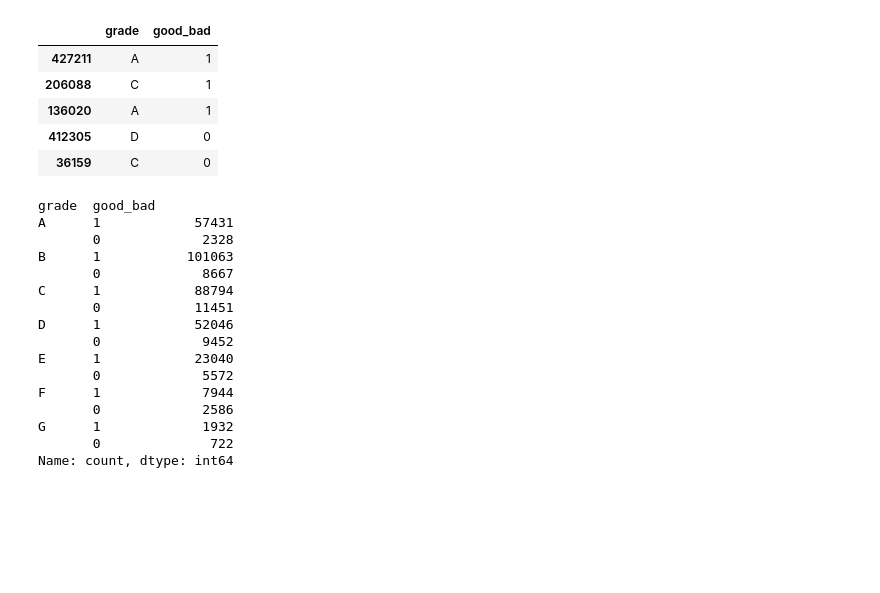
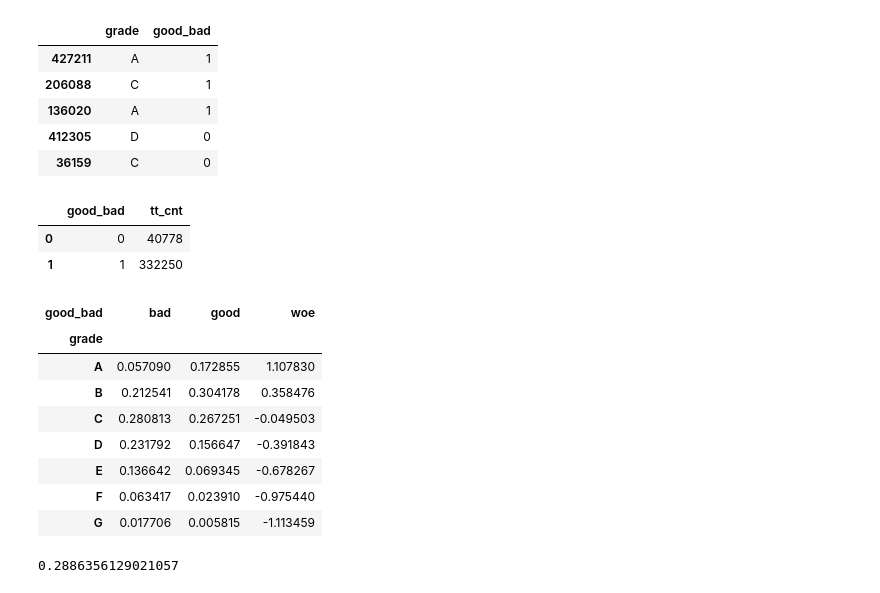
Before and after one commit to pbdanny/PythonProject, a Jupyter notebook: credit_risk_modeling/notebook/CreditRiskModeling_Preparation_4.ipynb, the cells around one changed output. Drawn from its saved outputs; the diff is of its cells as text; code cells hidden in the pictures; blank space fills up the shorter version.

Commit message:
add information value

```diff
--- a/credit_risk_modeling/notebook/CreditRiskModeling_Preparation_4.ipynb
+++ b/credit_risk_modeling/notebook/CreditRiskModeling_Preparation_4.ipynb
@@ -383,22 +383,33 @@ df1.head()
 | 136020 | A | 1 |
 | 412305 | D | 0 |
 | 36159 | C | 0 |
-# %%
-df1.groupby("grade")["good_bad"].value_counts()
-# %% [output]
-grade  good_bad
-A      1            57431
-       0             2328
-B      1           101063
-       0             8667
-C      1            88794
-       0            11451
-D      1            52046
-       0             9452
-E      1            23040
-       0             5572
-F      1             7944
-       0             2586
-G      1             1932
-       0              722
-Name: count, dtype: int64
+# %%
+gr_cnt = df1.groupby(["grade", "good_bad"], as_index=False).agg(cnt = ("grade", "count"))
+# %%
+tt_cnt = df1.groupby(["good_bad"], as_index=False).agg(tt_cnt = ("grade", "count"))
+# %%
+tt_cnt
+# %% [output]
+|  | good_bad | tt_cnt |
+| 0 | 0 | 40778 |
+| 1 | 1 | 332250 |
+# %%
+pv = (gr_cnt
+ .merge(tt_cnt,on="good_bad",how="left")
+ .assign(pct = lambda x : x["cnt"]/x["tt_cnt"])
+ .replace({"good_bad": {0: "bad", 1:"good"}})
+ .pivot(index="grade", columns="good_bad", values="pct")
+ .assign(woe = lambda x : np.log(x["good"]/x["bad"]))
+)
+# %%
+pv
+# %% [output]
+| good_bad | bad | good | woe |
+| grade |  |  |  |
+| A | 0.057090 | 0.172855 | 1.107830 |
+| B | 0.212541 | 0.304178 | 0.358476 |
+| C | 0.280813 | 0.267251 | -0.049503 |
+| D | 0.231792 | 0.156647 | -0.391843 |
+| E | 0.136642 | 0.069345 | -0.678267 |
+| F | 0.063417 | 0.023910 | -0.975440 |
+| G | 0.017706 | 0.005815 | -1.113459 |
@@ -404,0 +418,4 @@ Name: count, dtype: int64
+# %%
+inf_val
+# %% [output]
+0.2886356129021057
```
Also changed, not shown: parts of 1 cell of this notebook.
